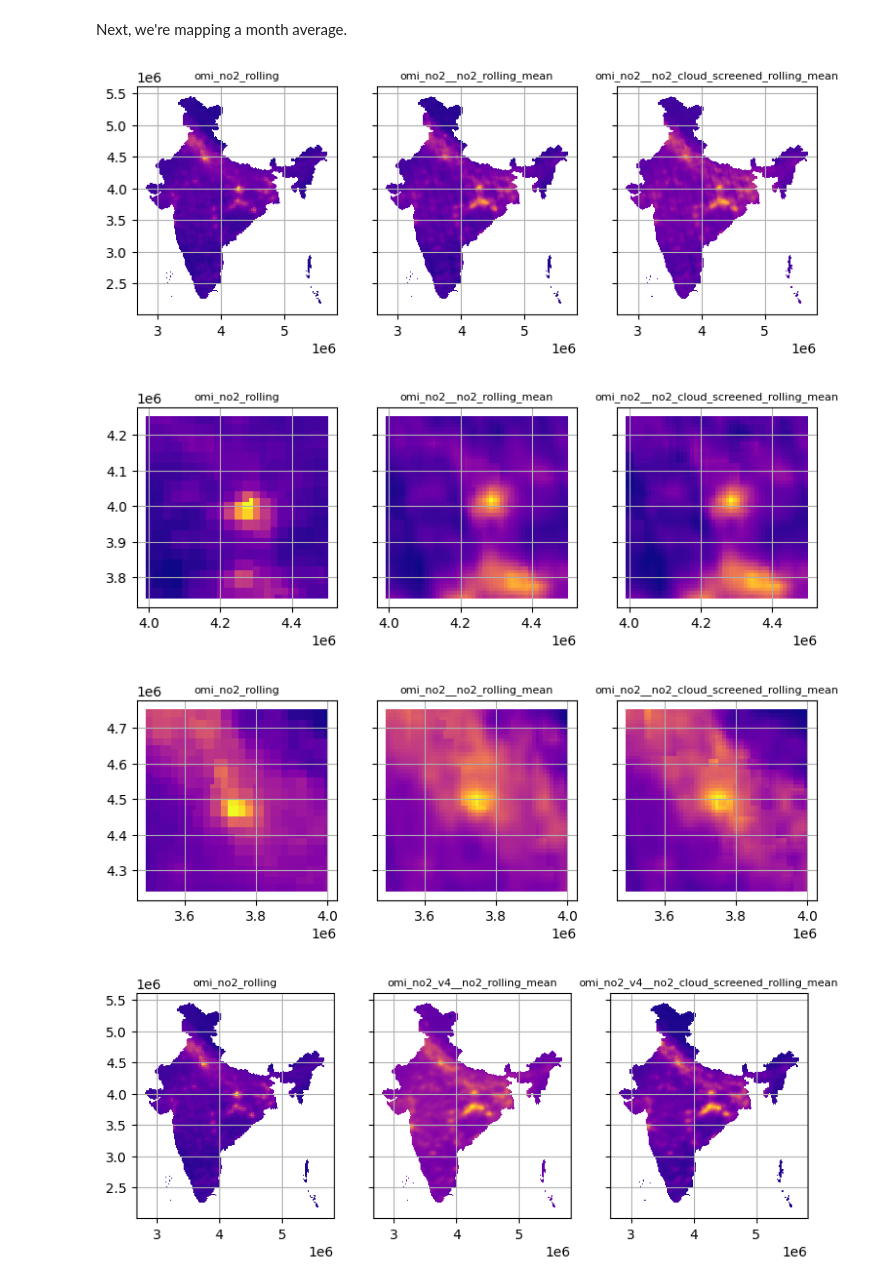
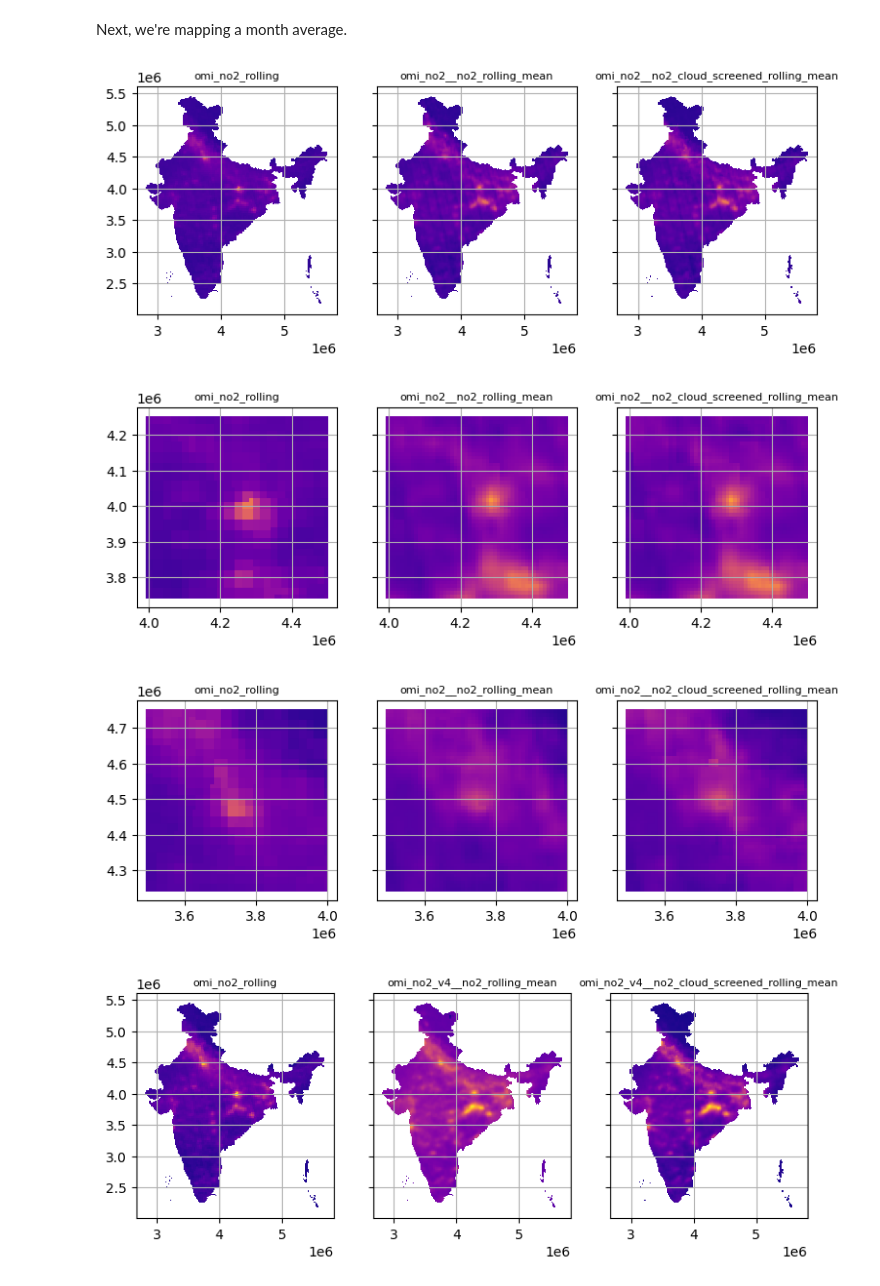
Before and after one commit to energyandcleanair/india_map, a Jupyter notebook: experiments/notebooks/20250625-pr-missing-data.ipynb, the cells around one changed output. Saved outputs shown, nothing was run; the diff lists cells and outputs as text; code cells hidden in the pictures.

Commit message:
Update charts to properly use min and max

```diff
--- a/experiments/notebooks/20250625-pr-missing-data.ipynb
+++ b/experiments/notebooks/20250625-pr-missing-data.ipynb
@@ -536,7 +536,7 @@ monthly_avg = gpd.GeoDataFrame(
     india_gdf
         # For a fair comparison, we want to filter out the dates that would fall outside the
         # moving average window for omi_no2__no2_rolling_mean
-        [(india_gdf["date"] >= "2023-01-04") & (india_gdf["date"] < "2023-02-25")]
+        [(india_gdf["date"] >= "2023-01-10") & (india_gdf["date"] < "2023-02-20")]
         .drop(columns=["date", "date_actual", "index"])
         .groupby(['grid_id', 'geometry'])
         .mean()
@@ -545,6 +545,10 @@ monthly_avg = gpd.GeoDataFrame(
 # %%
 
 fig, axes = plt.subplots(1, 3, figsize=(9, 12), sharex=True, sharey=True)
+
+vmin = min(gdf_for_date[charts_to_plot].min().min(), gdf_for_date[charts_to_plot].max().max())
+vmax = max(gdf_for_date[charts_to_plot].max().max(), gdf_for_date[charts_to_plot].min().min())
+
 
 # Plot each column in the specified layout
 for idx, column in enumerate(charts_to_plot):
@@ -554,6 +558,8 @@ for idx, column in enumerate(charts_to_plot):
         cmap='plasma',
         markersize=0,
         linewidth=0,
+        vmin=vmin,
+        vmax=vmax,
     )
     axes[idx].set_title(column)
     axes[idx].title.set_fontsize(8)
@@ -566,36 +572,40 @@ zoomed = monthly_avg.cx[4e6:4.5e6, 3.75e6:4.25e6]
 # Plot each column in the specified layout
 for idx, column in enumerate(charts_to_plot):
     zoomed.plot(
         ax=axes[idx],
         column=column,
         cmap='plasma',
         markersize=0,
         linewidth=0,
+        vmin=vmin,
+        vmax=vmax,
     )
     axes[idx].set_title(column)
     axes[idx].title.set_fontsize(8)
     axes[idx].grid(True)
 
 fig, axes = plt.subplots(1, 3, figsize=(9, 12), sharex=True, sharey=True)
 
 zoomed = monthly_avg.cx[3.5e6:4e6, 4.25e6:4.75e6]
 
 # Plot each column in the specified layout
 for idx, column in enumerate(charts_to_plot):
     zoomed.plot(
         ax=axes[idx],
         column=column,
         cmap='plasma',
         markersize=0,
         linewidth=0,
+        vmin=vmin,
+        vmax=vmax,
     )
     axes[idx].set_title(column)
     axes[idx].title.set_fontsize(8)
     axes[idx].grid(True)
 # %% [output]
-[figure, old version]
+[figure, new version]
-[figure, old version]
+[figure, new version]
-[figure, old version]
+[figure, new version]
 # %%
 
 fig, axes = plt.subplots(1, 3, figsize=(9, 12), sharex=True, sharey=True)
```
